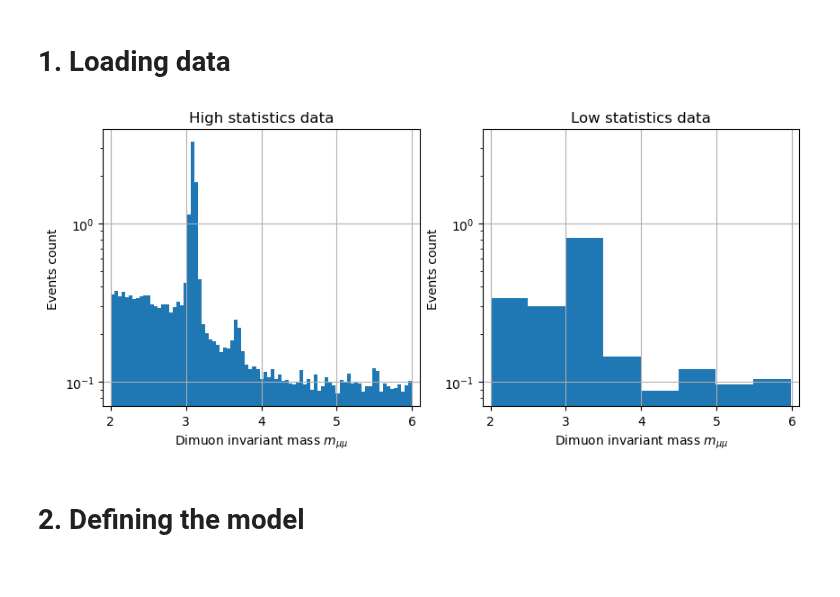
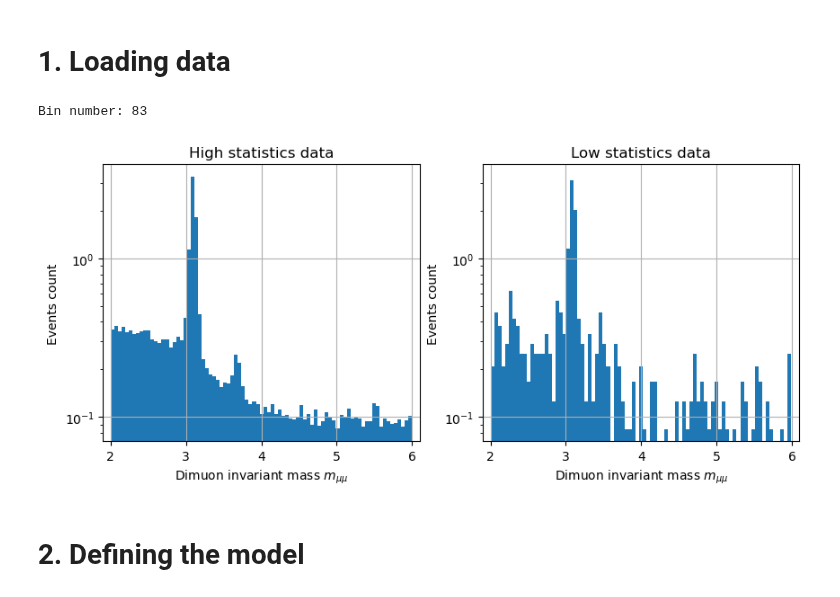
Before and after one commit to Matteo-Bellino/SMATEP_Project, a Jupyter notebook: Psi2S_RadanoBellino.ipynb, the cells around one changed output. Saved outputs shown, nothing was run; the diff lists cells and outputs as text; code cells hidden in the pictures.

```diff
--- a/Psi2S_RadanoBellino.ipynb
+++ b/Psi2S_RadanoBellino.ipynb
@@ -17,42 +25,47 @@ from collections.abc import Iterable # Needed to check inside crystall_ball if w
 # %% [markdown]
 # 1. Loading data
+# %%
+mass_cut = 6.0
 # %%
 # Importing data from files
 with open('DataSet.pkl', 'rb') as file: # The 'rb' stands for 'read binary', necessary for this kind of file
     data_HS = pkl.load(file)            # Data with High Statistics
+data_HS = data_HS[data_HS<mass_cut]
 
 with open('DataSet_lowstat.pkl', 'rb') as file:
     data_LS = pkl.load(file)            # Data with Low Statistics
+data_LS = data_LS[data_LS<mass_cut]
 # %%
 # Plotting raw data
 normalize = True
 scale     = 'log'
 bin_num   = int(np.sqrt(len(data_HS))/2)
-
+print(f'Bin number: {bin_num}')
 fig, axes = plt.subplots(1,2, figsize=(10,4))
 
 ax = axes[0]
 ax.grid(1)
 ax.hist(data_HS, density=normalize, bins=bin_num)
 ax.set_title('High statistics data')
 ax.set_xlabel('Dimuon invariant mass $m_{\\mu\\mu}$') # Use double slash for latex command
 ax.set_ylabel('Events count')
 ax.set_xlim((1.9,6.1))
 ax.set_yscale(scale)
 ylim = ax.set_ylim()
 
 ax = axes[1]
 ax.grid(1)
-ax.hist(data_LS, density=normalize, bins=int(bin_num/10))
+ax.hist(data_LS, density=normalize, bins=int(bin_num))
 ax.set_title('Low statistics data')
 ax.set_xlabel('Dimuon invariant mass $m_{\\mu\\mu}$') # Use double slash for latex command
 ax.set_ylabel('Events count')
 ax.set_xlim((1.9,6.1))
 ax.set_ylim(ylim)
 ax.set_yscale(scale)
 plt.show()
 # %% [output]
+Bin number: 83
-[figure, old version]
+[figure, new version]
 # %% [markdown]
 # 2. Defining the model
 # %% [markdown]
```
Also changed, not shown: parts of 19 cells of this notebook.
